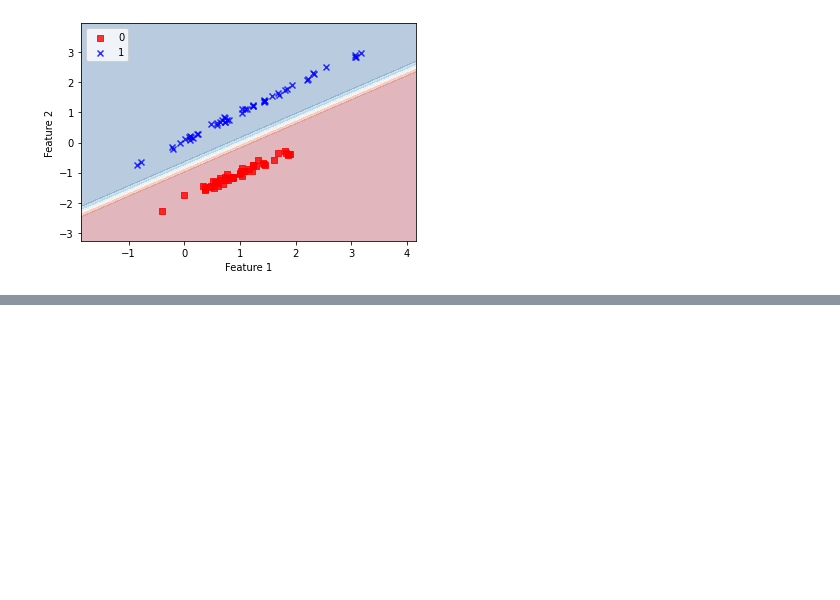
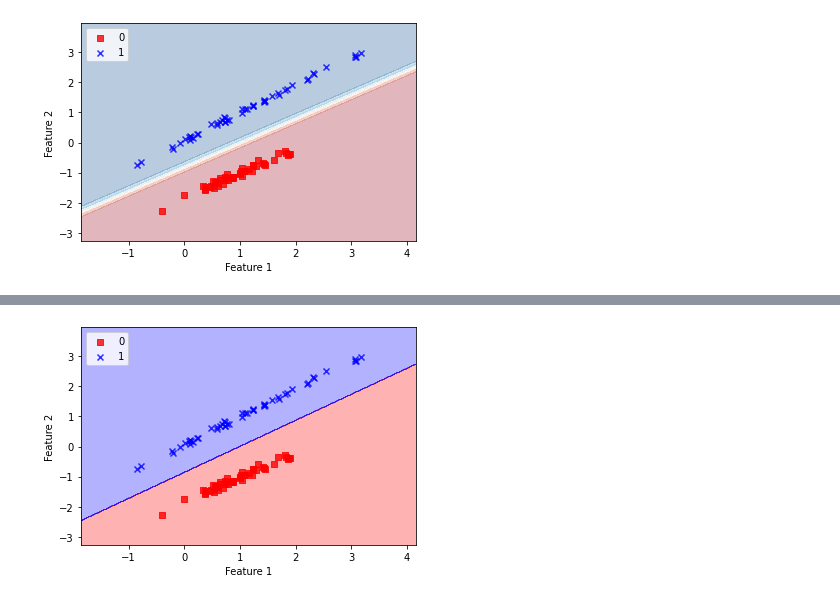
Before and after one commit to fdalforno/basic_course, a Jupyter notebook: 05 - Algoritmi.ipynb, the cells around one changed output, grey strips where cells are left out. Cells and saved outputs as stored; diff of their text form; code cells hidden in the pictures; blank space fills up the shorter version.

```diff
--- a/05 - Algoritmi.ipynb
+++ b/05 - Algoritmi.ipynb
@@ -427,0 +455,9 @@ dataset.plot_decision_region_proba(X,y,clf)
+# %%
+from sklearn.svm import SVC
+
+svm = SVC(kernel='linear',C=1)
+svm.fit(X, y)
+
+dataset.plot_decision_region(X,y,svm)
+# %% [output]
+[figure, added]
```
Also changed, not shown: parts of 6 cells of this notebook, 6 other files.
